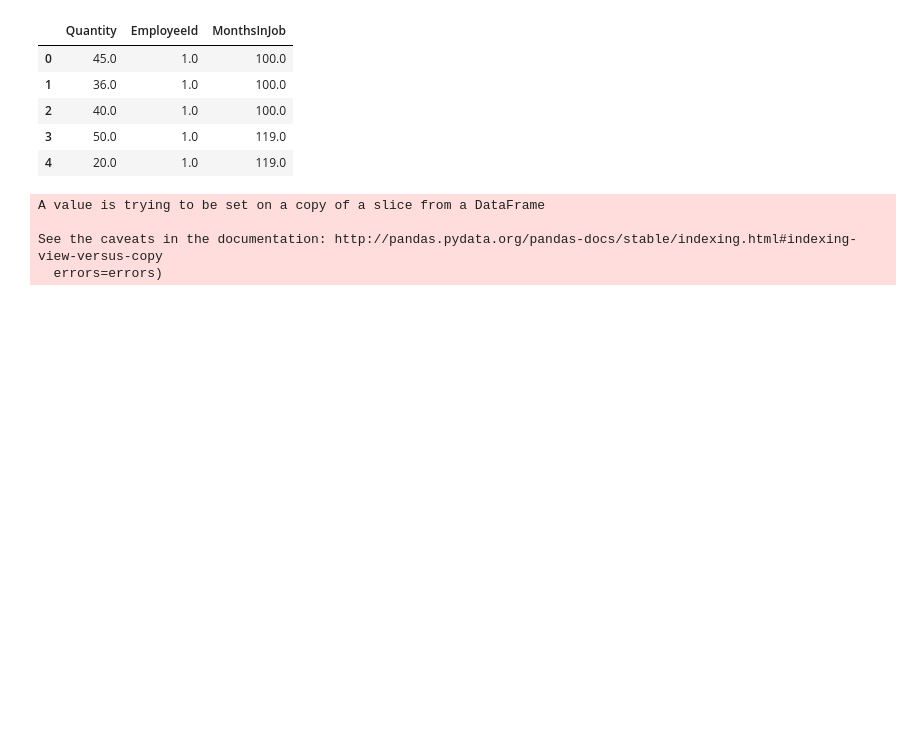
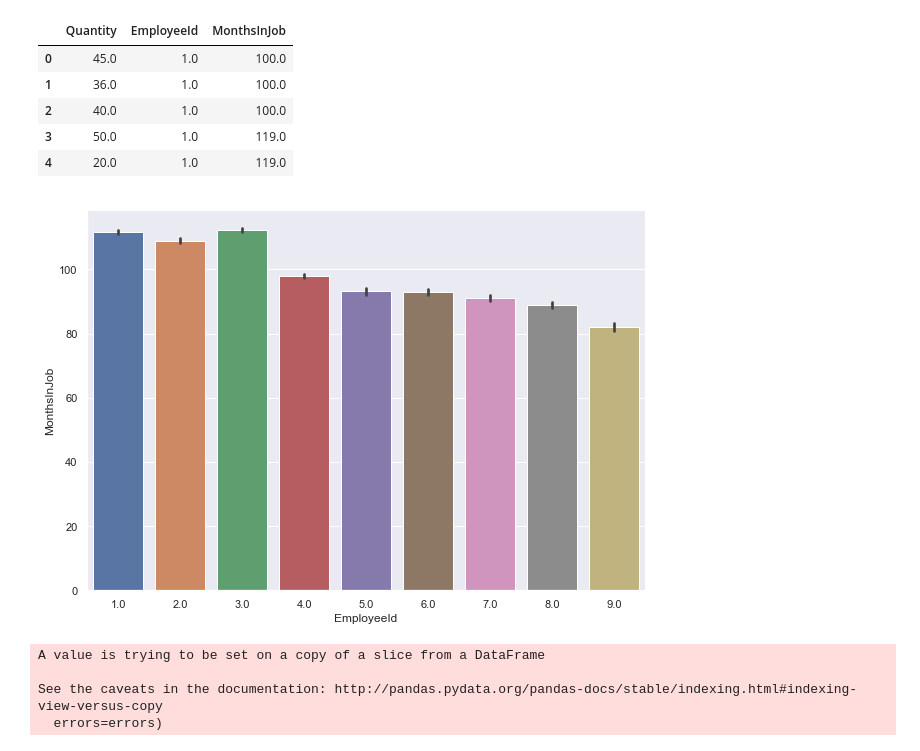
Before and after one commit to mgavish/Hypothesis-Testing, a Jupyter notebook: Mod 2 Final Project Work V11.ipynb, the cells around one changed output. Cells and saved outputs as stored; diff of their text form; code cells hidden in the pictures; blank space fills up the shorter version.

```diff
--- a/Mod 2 Final Project Work V11.ipynb
+++ b/Mod 2 Final Project Work V11.ipynb
@@ -818,6 +843,10 @@ q3df.head()
 | 2 | 40.0 | 1.0 | 100.0 |
 | 3 | 50.0 | 1.0 | 119.0 |
 | 4 | 20.0 | 1.0 | 119.0 |
+# %%
+q3BarPlot = sns.barplot(x= 'EmployeeId', y='MonthsInJob', data= q3df)
+# %% [output]
+[figure, added]
 # %%
 Quantity_perEmployee_byMonthsInJob = copy.deepcopy(q3df)
 # %%
```
Also changed, not shown: parts of 34 cells of this notebook, 1 other file.
